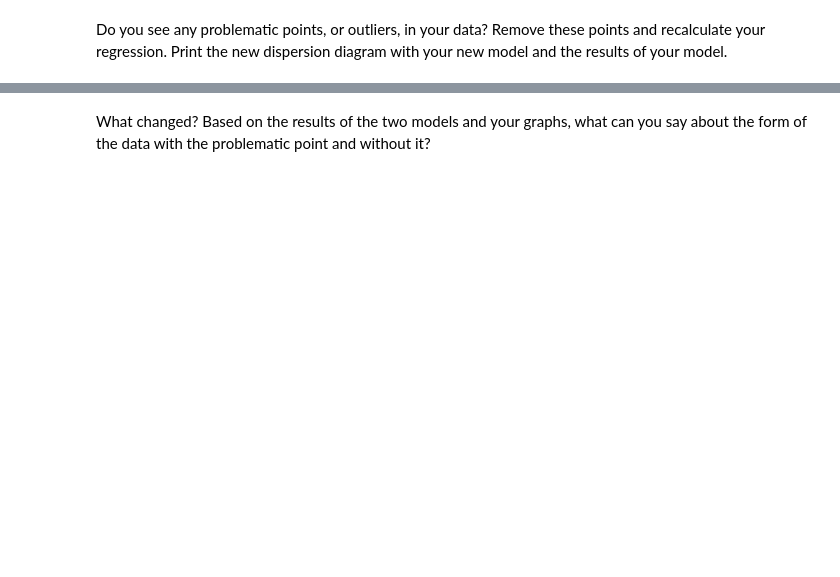
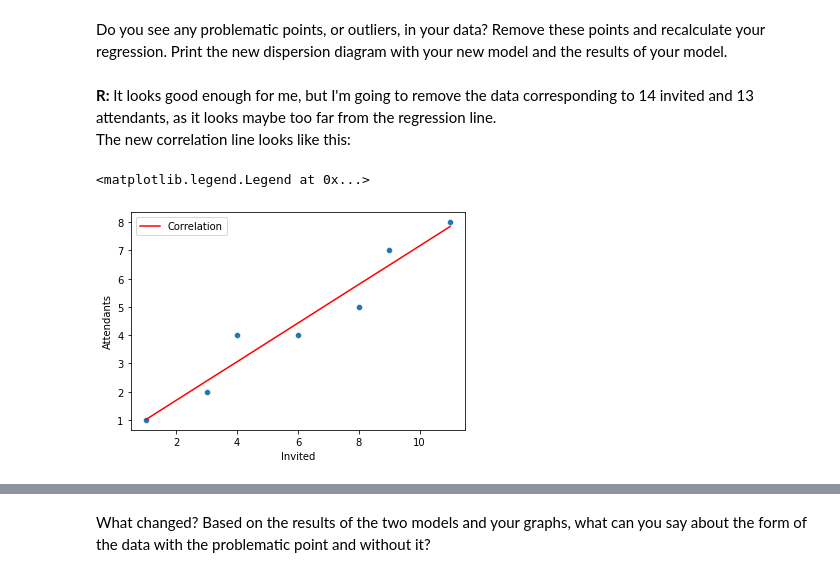
Before and after one commit to Ironhack-Data-Madrid-Enero-2021/lab-regression-analysis, a Jupyter notebook: your-code.ipynb, the cells around one changed output, grey strips where cells are left out. Drawn from its saved outputs; the diff is of its cells as text; code cells hidden in the pictures; blank space fills up the shorter version.

```diff
--- a/your-code.ipynb
+++ b/your-code.ipynb
@@ -446,0 +475,19 @@ Do you see any problematic points, or outliers, in your data? Remove these point
+# %% [markdown]
+**R:** It looks good enough for me, but I'm going to remove the data corresponding to 14 invited and 13 attendants, as it looks maybe too far from the regression line.
+The new correlation line looks like this:
+# %%
+new_party = pd.DataFrame({'Invited': [1, 3, 4, 6, 8, 9, 11], 'Attendants': [1, 2, 4, 4, 5, 7, 8]})
+lr2 = LinearRegression()
+lr2.fit(X = new_party[["Invited"]], y = new_party.Attendants)
+m2 = lr2.coef_[0]
+y_intersec2 = lr2.intercept_
+new_party["Correlation"] = (new_party.Invited * m2 + y_intersec2).round(2)
+
+sns.scatterplot(x=new_party.Invited, y=new_party.Attendants)
+
+plt.plot(new_party["Invited"], new_party["Correlation"], color='r', label='Correlation')
+
+plt.legend()
+# %% [output]
+<matplotlib.legend.Legend at 0x...>
+[figure, added]
```
Also changed, not shown: parts of 13 cells of this notebook.
